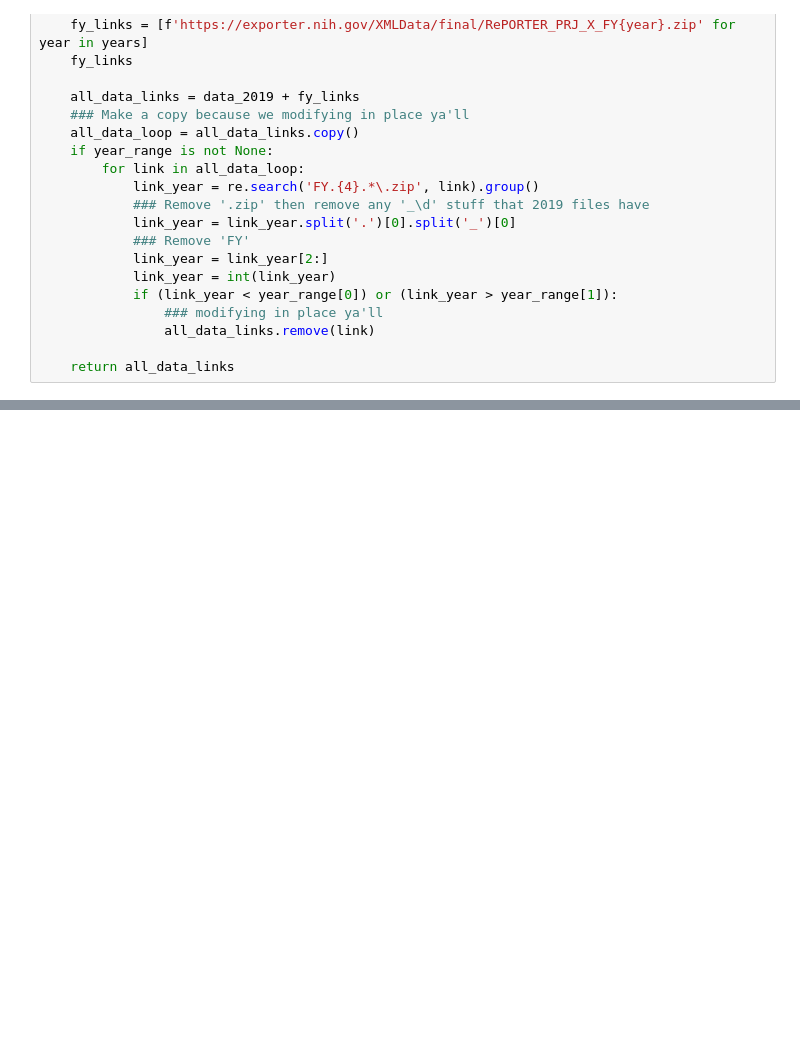
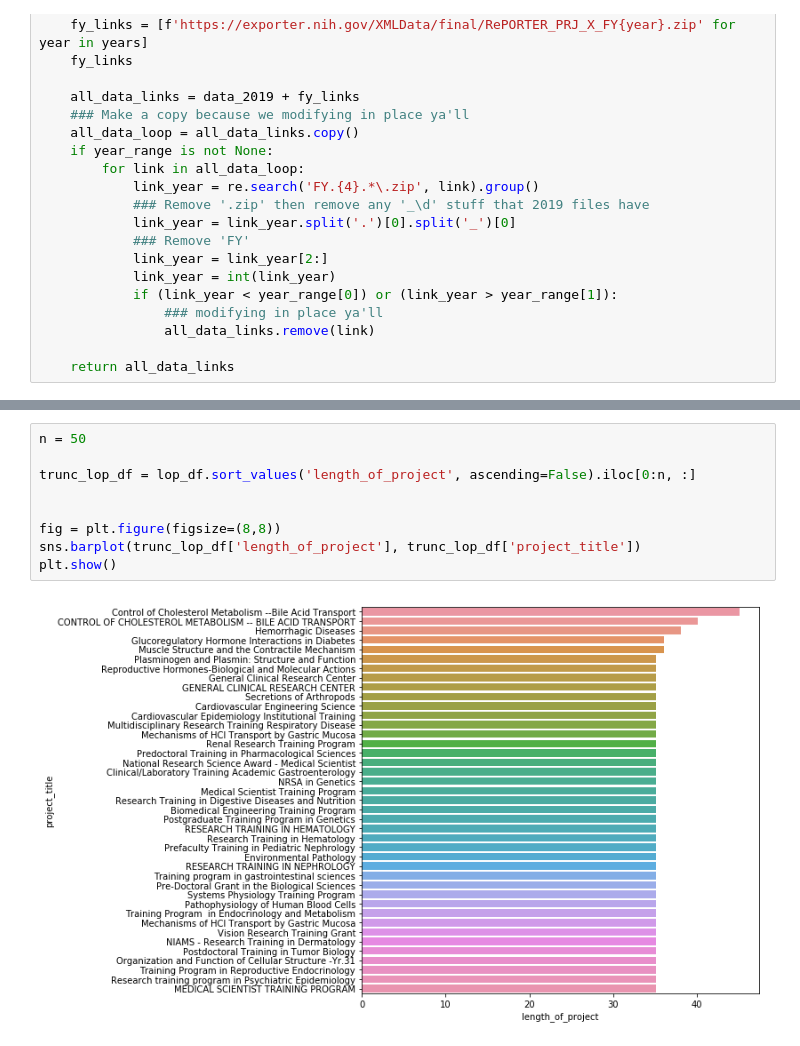
Before and after one commit to mrtoronto/nih_project_data, a Jupyter notebook: get_nih_data.ipynb, the cells around one changed output, grey strips where cells are left out. Drawn from its saved outputs; the diff is of its cells as text; blank space fills up the shorter version.

```diff
--- a/get_nih_data.ipynb
+++ b/get_nih_data.ipynb
@@ -115,0 +139,11 @@ Index(['application_id', 'activity', 'administering_ic', 'application_type',
+# %%
+n = 50
+
+trunc_lop_df = lop_df.sort_values('length_of_project', ascending=False).iloc[0:n, :]
+
+
+fig = plt.figure(figsize=(8,8))
+sns.barplot(trunc_lop_df['length_of_project'], trunc_lop_df['project_title'])
+plt.show()
+# %% [output]
+[figure, added]
```
Also changed, not shown: parts of 27 cells of this notebook.
